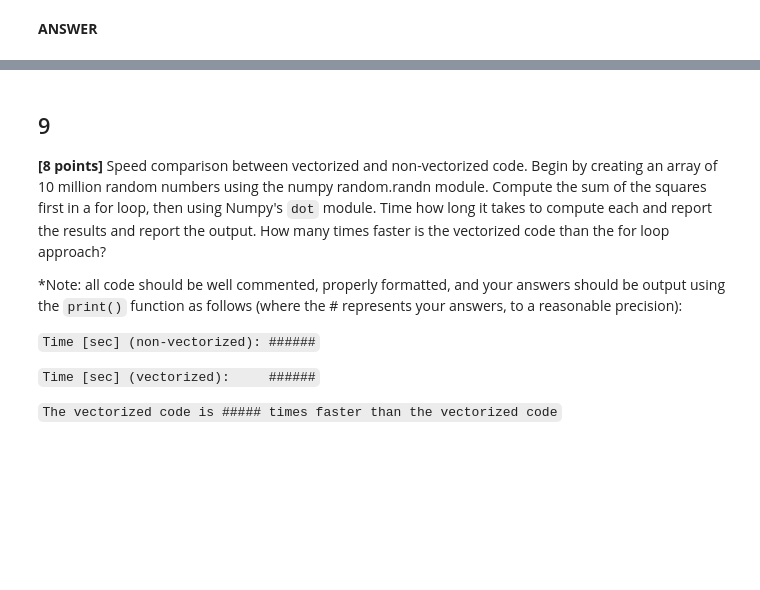
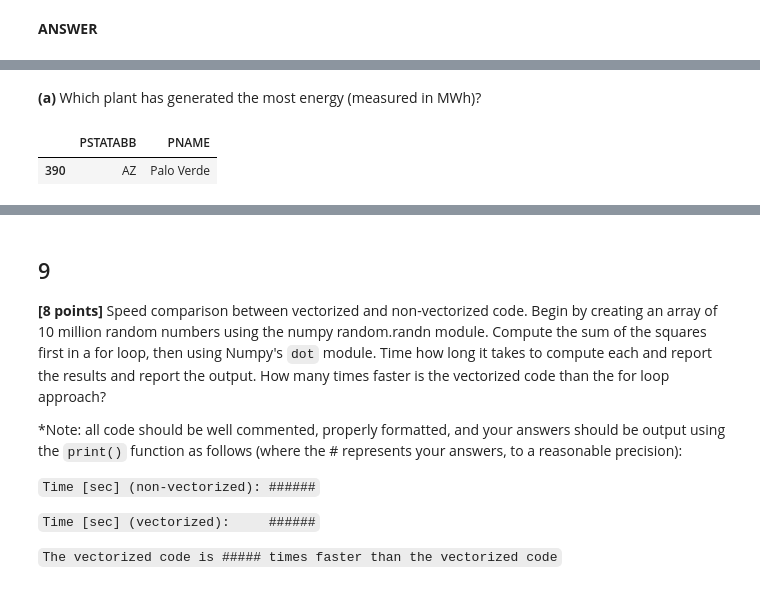
Before and after one commit to gamecicn/ids705, a Jupyter notebook: assignments/Assignment_1.ipynb, the cells around one changed output, grey strips where cells are left out. Drawn from its saved outputs; the diff is of its cells as text; code cells hidden in the pictures; blank space fills up the shorter version.

```diff
--- a/assignments/Assignment_1.ipynb
+++ b/assignments/Assignment_1.ipynb
@@ -567,0 +581,7 @@ There also are a couple of "gotchas" to watch out for with this dataset:
+# %% [markdown]
+**(a)** Which plant has generated the most energy (measured in MWh)?
+# %%
+df[df["PLNGENAN"] == df["PLNGENAN"].max()][["PSTATABB", "PNAME"]]
+# %% [output]
+|  | PSTATABB | PNAME |
+| 390 | AZ | Palo Verde |
```
Also changed, not shown: parts of 13 cells of this notebook.
